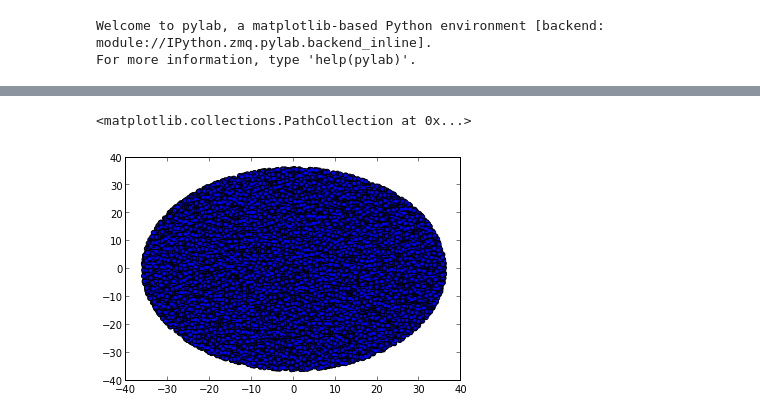
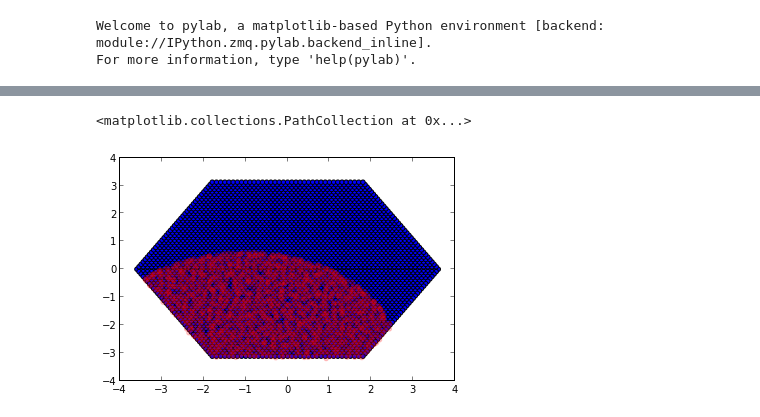
Before and after one commit to forero/FiberAllocation, a Jupyter notebook: source/fiber_allocation.ipynb, the cells around one changed output, grey strips where cells are left out. Cells and saved outputs as stored; diff of their text form; code cells hidden in the pictures.

```diff
--- a/source/fiber_allocation.ipynb
+++ b/source/fiber_allocation.ipynb
@@ -6,11 +7,36 @@ Welcome to pylab, a matplotlib-based Python environment [backend: module://IPyth
 For more information, type 'help(pylab)'.
 # %%
 class FiberSet(object):
+    """
+    Initialize the fibers in a hexagonal tile.
+    Flat sky and cartesian positions are assumed
+
+    Inputs:
+    Ndiameter: number of fiabers along the tile's diameter.
+    Fiber_pitch: fiber_pitch in degrees
+    Fiber_size: fiber_size in degrees
+    center_x: fiber center in degrees
+    center_y: fiber center in degrees
+
+    Outputs:
+    An object self with:
+    - self.fiber_size in degrees
+    - self.fiber_pitch in degrees
+    - self.radius: tile radius in degrees
+    - self.x, self.y: fiber positions in degrees
+    - self.ID: unique fiber ID in the tile
+    - self.Nfibers: total number of fibers in the tile
+    - self.allocated_galaxy_ID: ID of the galaxy to be observed.
+    """
     def __init__(self,
-                 Ndiameter=99,
+                 Ndiameter=73,
                  fiber_pitch = 6.0,
                  fiber_size = 0.05,
+                 center_x = 0.0,
+                 center_y = 0.0,
                 ):
+        self.center_x = center_x
+        self.center_y = center_y
         self.fiber_size = fiber_size
         self.fiber_pitch = fiber_pitch # This quantity has to be modif
         self.Ndiameter = Ndiameter
@@ -52,6 +78,8 @@ class FiberSet(object):
             self.x = np.append(self.x, new_x_line)
             self.y = np.append(self.y, new_y_line)
 
+        self.x[:] = self.x[:] + self.center_x
+        self.y[:] = self.y[:] + self.center_y
 
         self.Nfibers = self.x.size
         self.ID = np.arange(self.Nfibers)
@@ -60,4 +264,5 @@ class FiberSet(object):
 # %%
-fibers = FiberSet(Ndiameter=73, fiber_pitch=1.0, fiber_size=0.01)
-print fibers.x.size
+fibers = FiberSet(Ndiameter=73, fiber_pitch=0.1, fiber_size=0.01)
+gals = MockGalaxyCatalog(Ngalaxies=50000, radius_fov=fibers.radius, priority_levels=3, center_x=-1.0, center_y=-3.0)
+make_fiber_allocation(fibers, gals, tile_visit_ID=340)
 # %% [output]
@@ -96,8 +273,8 @@ class MockGalaxyCatalog(object):
-# %%
-gals = MockGalaxyCatalog(Ngalaxies=20000, radius_fov=fibers.radius, priority_levels=3)
-# %%
-scatter(gals.x, gals.y)
-# %% [output]
-<matplotlib.collections.PathCollection at 0x...>
-[figure, removed]
+# %%
+gal_id = where(gals.tile_visit_ID!=-1)
+scatter(fibers.x, fibers.y)
+scatter(gals.x[gal_id], gals.y[gal_id], color='red', alpha=0.2)
+# %% [output]
+<matplotlib.collections.PathCollection at 0x...>
+[figure, added]
 # %%
```
Also changed, not shown: parts of 15 cells of this notebook.
